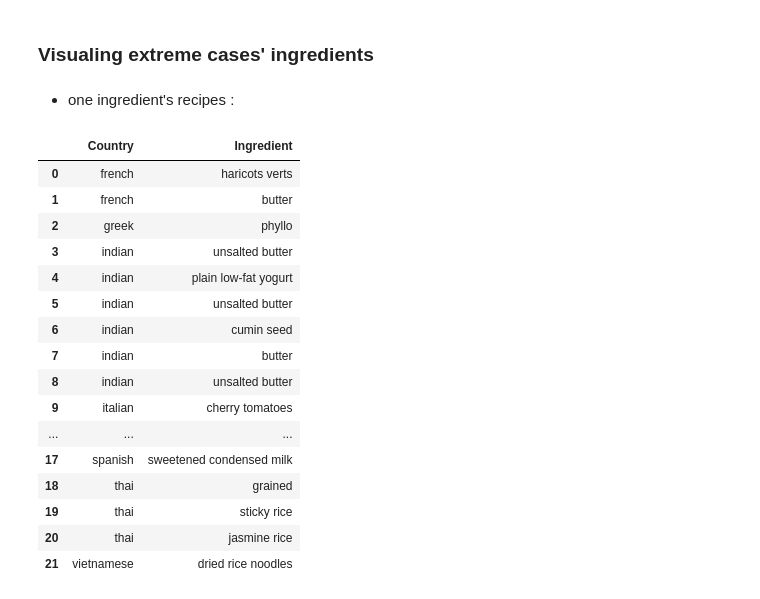
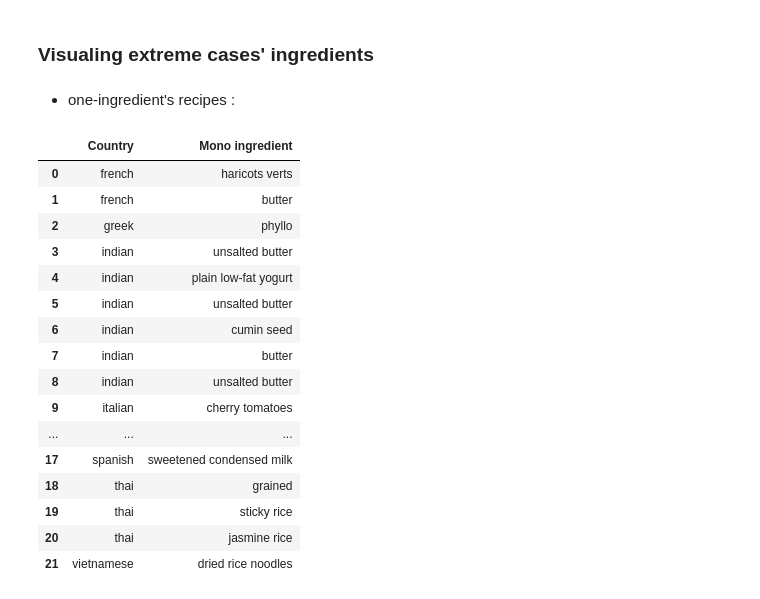
Before and after one commit to khalidBoufelfel/Whatscooking, a Jupyter notebook: Whats_cooking.ipynb, the cells around one changed output. Drawn from its saved outputs; the diff is of its cells as text; code cells hidden in the pictures.

Commit message:
Data Visualisation Training Set means

```diff
--- a/Whats_cooking.ipynb
+++ b/Whats_cooking.ipynb
@@ -215,17 +215,17 @@ The given histogram shows that the range of ingredients vary between 1 and 65 in
 # %% [markdown]
 ### Visualing extreme cases' ingredients
 # %% [markdown]
-- one ingredient's recipes :
+- one-ingredient's recipes :
 # %%
 ingredients_set = traindf.ingredients
 countries = traindf.cuisine
 df_one_ingredient = []
 for ingredients, country in zip(ingredients_set, countries) :
     if len(ingredients) == 1 :
         df_one_ingredient.append((country, ingredients[0]))
-pd.DataFrame(df_one_ingredient, columns=['Country', 'Ingredient']).sort_values(by='Country').reset_index(drop= True)
+pd.DataFrame(df_one_ingredient, columns=['Country', 'Mono ingredient']).sort_values(by='Country').reset_index(drop= True)
 # %% [output]
-|  | Country | Ingredient |
+|  | Country | Mono ingredient |
 | 0 | french | haricots verts |
 | 1 | french | butter |
 | 2 | greek | phyllo |
```
Also changed, not shown: parts of 9 cells of this notebook.
